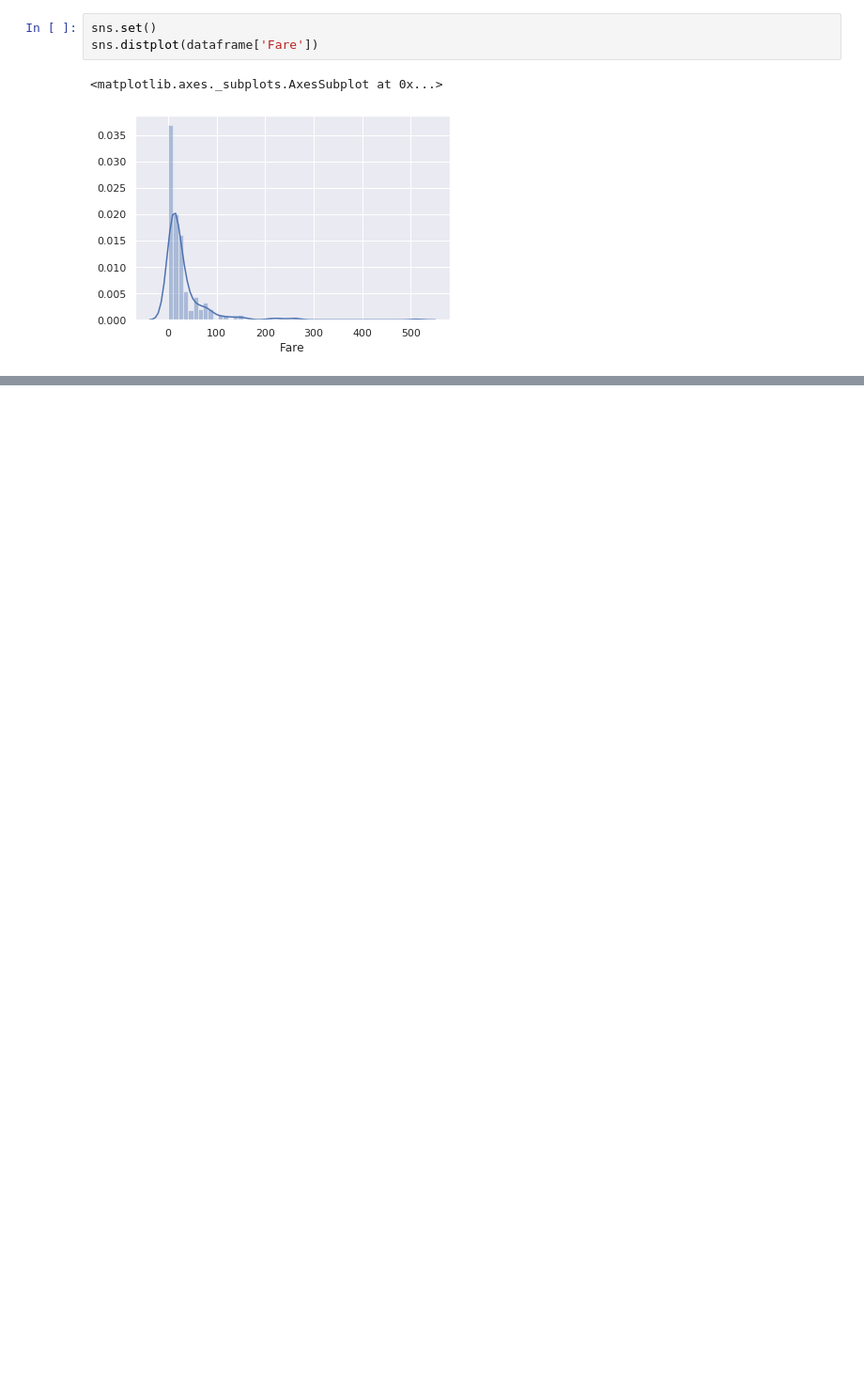
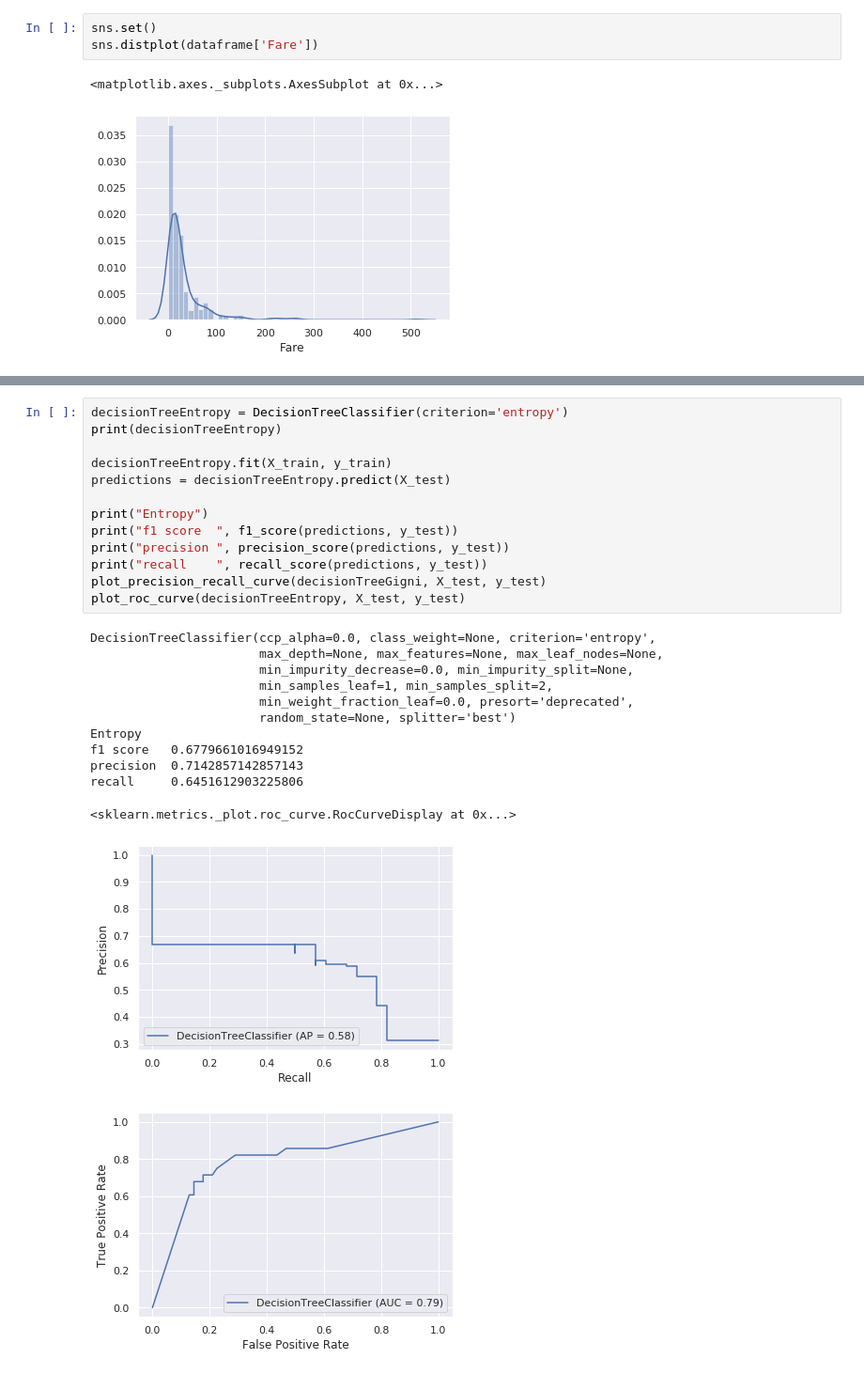
Before and after one commit to marcinczelej/Machine-learning, a Jupyter notebook: titanic_DecisionTree.ipynb, the cells around one changed output, grey strips where cells are left out. Shown: that part at 94% size. Saved outputs shown, nothing was run; the diff lists cells and outputs as text; blank space fills up the shorter version.

```diff
--- a/titanic_DecisionTree.ipynb
+++ b/titanic_DecisionTree.ipynb
@@ -169,0 +339,27 @@ Name: Cabin, Length: 891, dtype: object
+# %%
+decisionTreeEntropy = DecisionTreeClassifier(criterion='entropy')
+print(decisionTreeEntropy)
+
+decisionTreeEntropy.fit(X_train, y_train)
+predictions = decisionTreeEntropy.predict(X_test)
+
+print("Entropy")
+print("f1 score  ", f1_score(predictions, y_test))
+print("precision ", precision_score(predictions, y_test))
+print("recall    ", recall_score(predictions, y_test))
+plot_precision_recall_curve(decisionTreeGigni, X_test, y_test)
+plot_roc_curve(decisionTreeEntropy, X_test, y_test)
+# %% [output]
+DecisionTreeClassifier(ccp_alpha=0.0, class_weight=None, criterion='entropy',
+                       max_depth=None, max_features=None, max_leaf_nodes=None,
+                       min_impurity_decrease=0.0, min_impurity_split=None,
+                       min_samples_leaf=1, min_samples_split=2,
+                       min_weight_fraction_leaf=0.0, presort='deprecated',
+                       random_state=None, splitter='best')
+Entropy
+f1 score   0.6779661016949152
+precision  0.7142857142857143
+recall     0.6451612903225806
+<sklearn.metrics._plot.roc_curve.RocCurveDisplay at 0x...>
+[figure, added]
+[figure, added]
```
Also changed, not shown: parts of 29 cells of this notebook, 2 other files.
